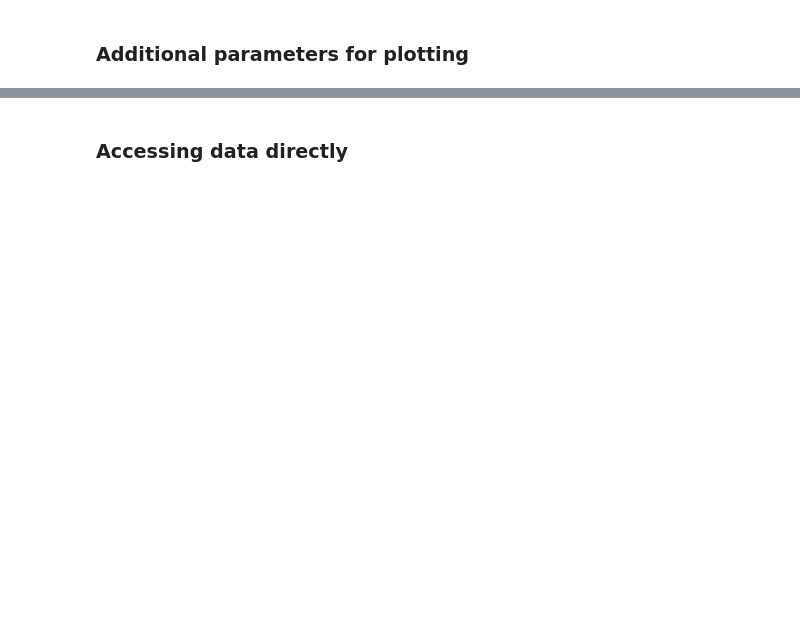
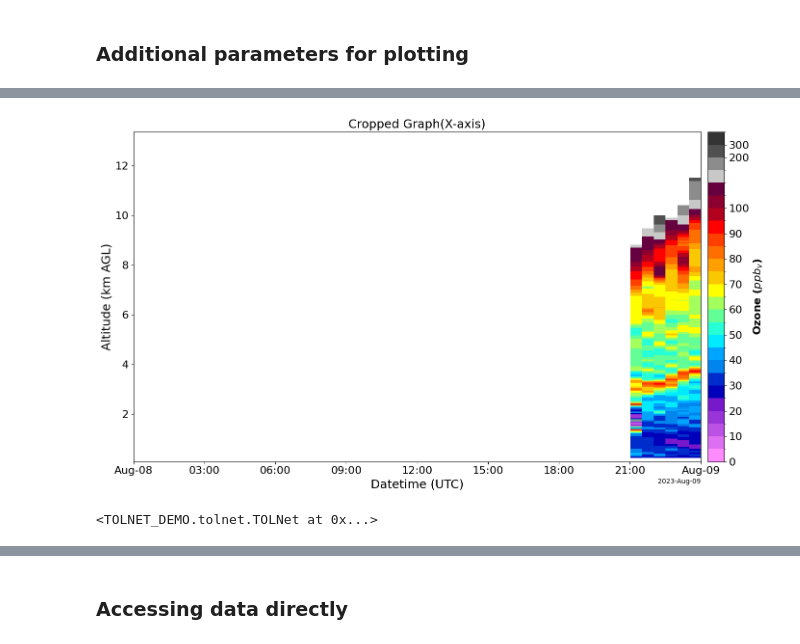
Before and after one commit to moroots/TOLNET_DEMO, a Jupyter notebook: Examples.ipynb, the cells around one changed output, grey strips where cells are left out. Cells and saved outputs as stored; diff of their text form; code cells hidden in the pictures; blank space fills up the shorter version.

```diff
--- a/Examples.ipynb
+++ b/Examples.ipynb
@@ -199,0 +209,6 @@ savefig=True saves each figure to a file. Each each figure is saved in a file na
+# %%
+# xlims takes a list of two dates in ISO 8601 Format(YYYY-MM-DD), like this: ['2023-08-05', '2023-08-08'].
+data.tolnet_curtains(xlims=['2023-08-08', '2023-08-09'], title="Cropped Graph(X-axis)")
+# %% [output]
+[figure, added]
+<TOLNET_DEMO.tolnet.TOLNet at 0x...>
```
Also changed, not shown: parts of 23 cells of this notebook, 1 other file.
